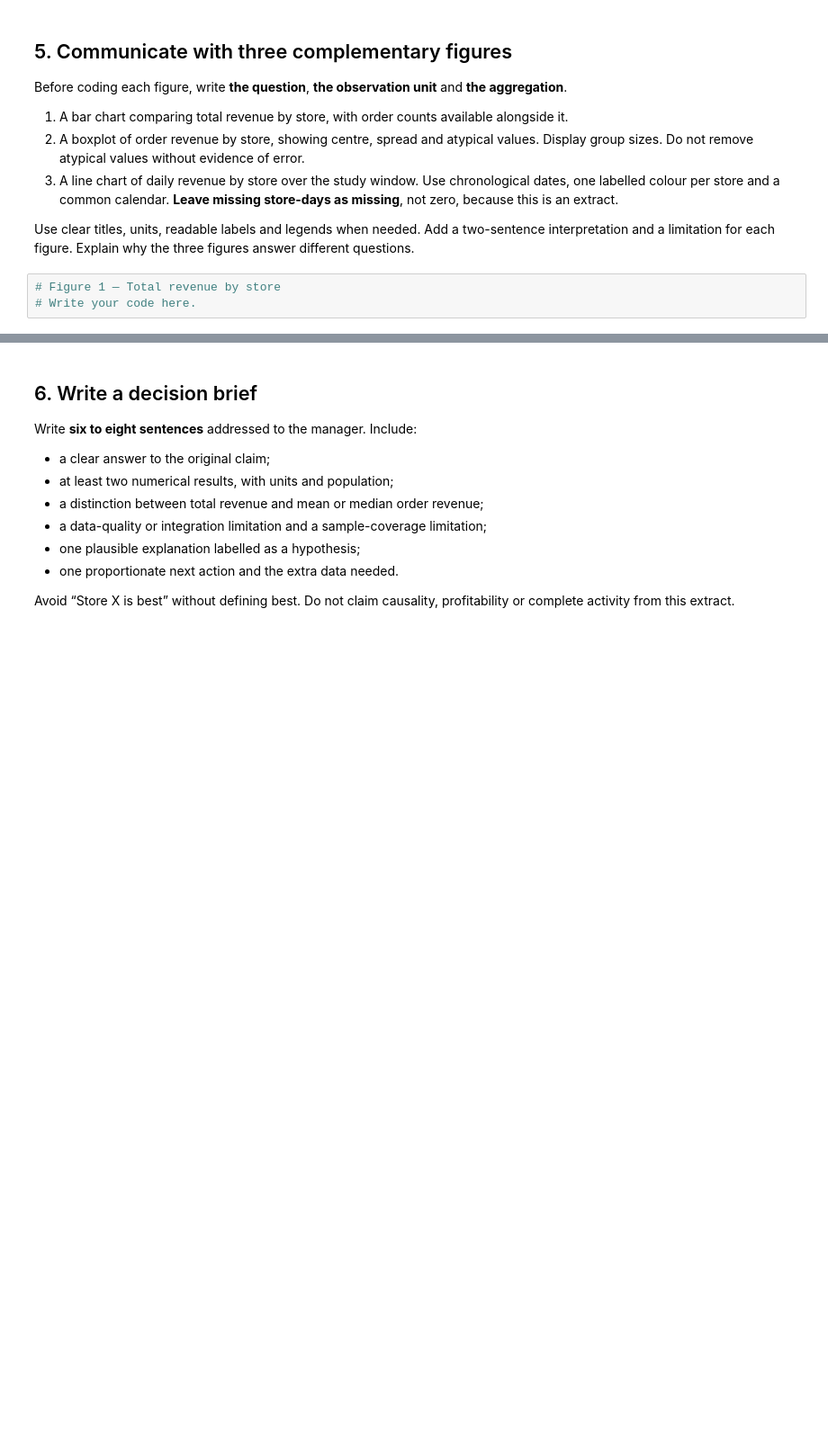
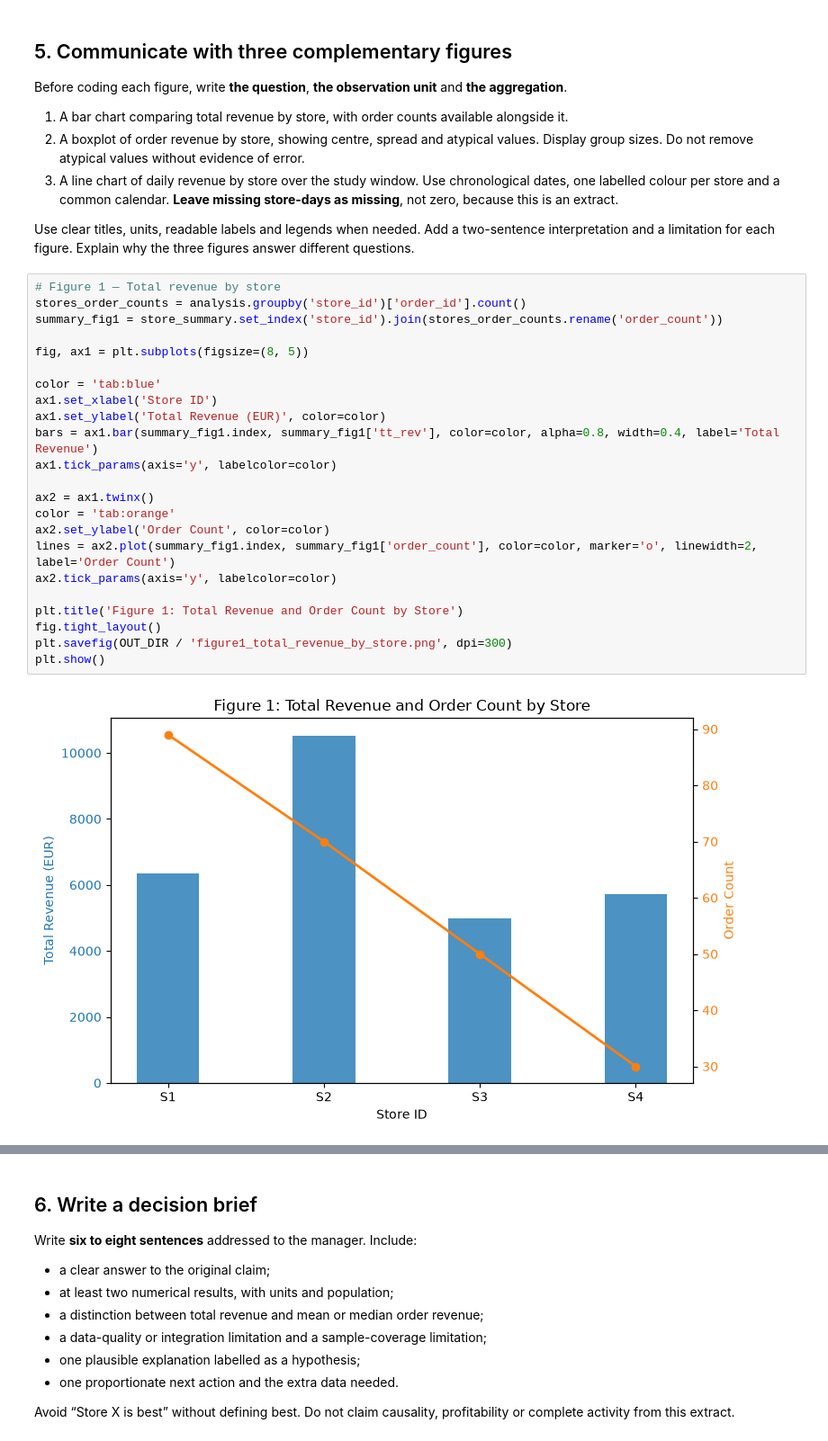
Before and after one commit to serokhova/Atelier-Python, a Jupyter notebook: notebooks/05-Data-Integration-Case-Study.ipynb, the cells around one changed output, grey strips where cells are left out. Shown at 90% size. Saved outputs shown, nothing was run; the diff lists cells and outputs as text; blank space fills up the shorter version.

```diff
--- a/notebooks/05-Data-Integration-Case-Study.ipynb
+++ b/notebooks/05-Data-Integration-Case-Study.ipynb
@@ -405,7 +407,29 @@ Before coding each figure, write **the question**, **the observation unit** and
 Use clear titles, units, readable labels and legends when needed. Add a two-sentence interpretation and a limitation for each figure. Explain why the three figures answer different questions.
 # %%
 # Figure 1 — Total revenue by store
-# Write your code here.
+stores_order_counts = analysis.groupby('store_id')['order_id'].count()
+summary_fig1 = store_summary.set_index('store_id').join(stores_order_counts.rename('order_count'))
+
+fig, ax1 = plt.subplots(figsize=(8, 5))
+
+color = 'tab:blue'
+ax1.set_xlabel('Store ID')
+ax1.set_ylabel('Total Revenue (EUR)', color=color)
+bars = ax1.bar(summary_fig1.index, summary_fig1['tt_rev'], color=color, alpha=0.8, width=0.4, label='Total Revenue')
+ax1.tick_params(axis='y', labelcolor=color)
+
+ax2 = ax1.twinx()
+color = 'tab:orange'
+ax2.set_ylabel('Order Count', color=color)
+lines = ax2.plot(summary_fig1.index, summary_fig1['order_count'], color=color, marker='o', linewidth=2, label='Order Count')
+ax2.tick_params(axis='y', labelcolor=color)
+
+plt.title('Figure 1: Total Revenue and Order Count by Store')
+fig.tight_layout()
+plt.savefig(OUT_DIR / 'figure1_total_revenue_by_store.png', dpi=300)
+plt.show()
+# %% [output]
+[figure, added]
 # %% [markdown]
 **Your interpretation**
 
```
Also changed, not shown: parts of 6 cells of this notebook.
